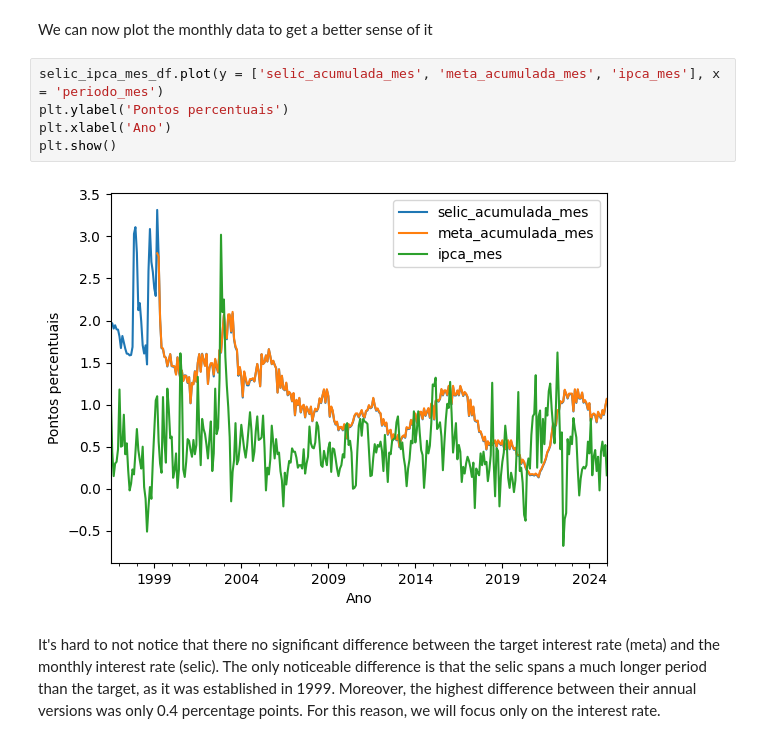
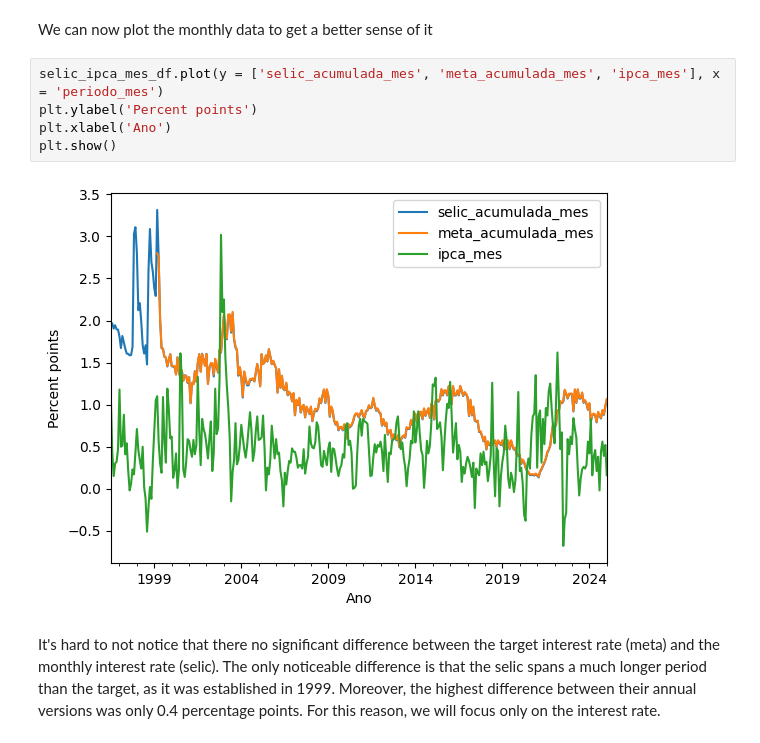
Before and after one commit to mapassos/brazil-macroeconomics-data-analysis-and-pipeline, a Jupyter notebook: Data_Analysis.ipynb, the cells around one changed output. Cells and saved outputs as stored; diff of their text form.

```diff
--- a/Data_Analysis.ipynb
+++ b/Data_Analysis.ipynb
@@ -102,11 +102,11 @@ selic_ipca_mes_df['mes'] = pd.Categorical(
 We can now plot the monthly data to get a better sense of it
 # %%
 selic_ipca_mes_df.plot(y = ['selic_acumulada_mes', 'meta_acumulada_mes', 'ipca_mes'], x = 'periodo_mes')
-plt.ylabel('Pontos percentuais')
+plt.ylabel('Percent points')
 plt.xlabel('Ano')
 plt.show()
 # %% [output]
-[figure, old version]
+[figure, new version]
 # %% [markdown]
 It's hard to not notice that there no significant difference between the target interest rate (meta) and the monthly interest rate (selic). The only noticeable difference is that the selic spans a much longer period than the target, as it was established in 1999. Moreover, the highest difference between their annual versions was only 0.4 percentage points. For this reason, we will focus only on the interest rate.
 # %% [markdown]
```
Also changed, not shown: parts of 17 cells of this notebook, 8 other files.
